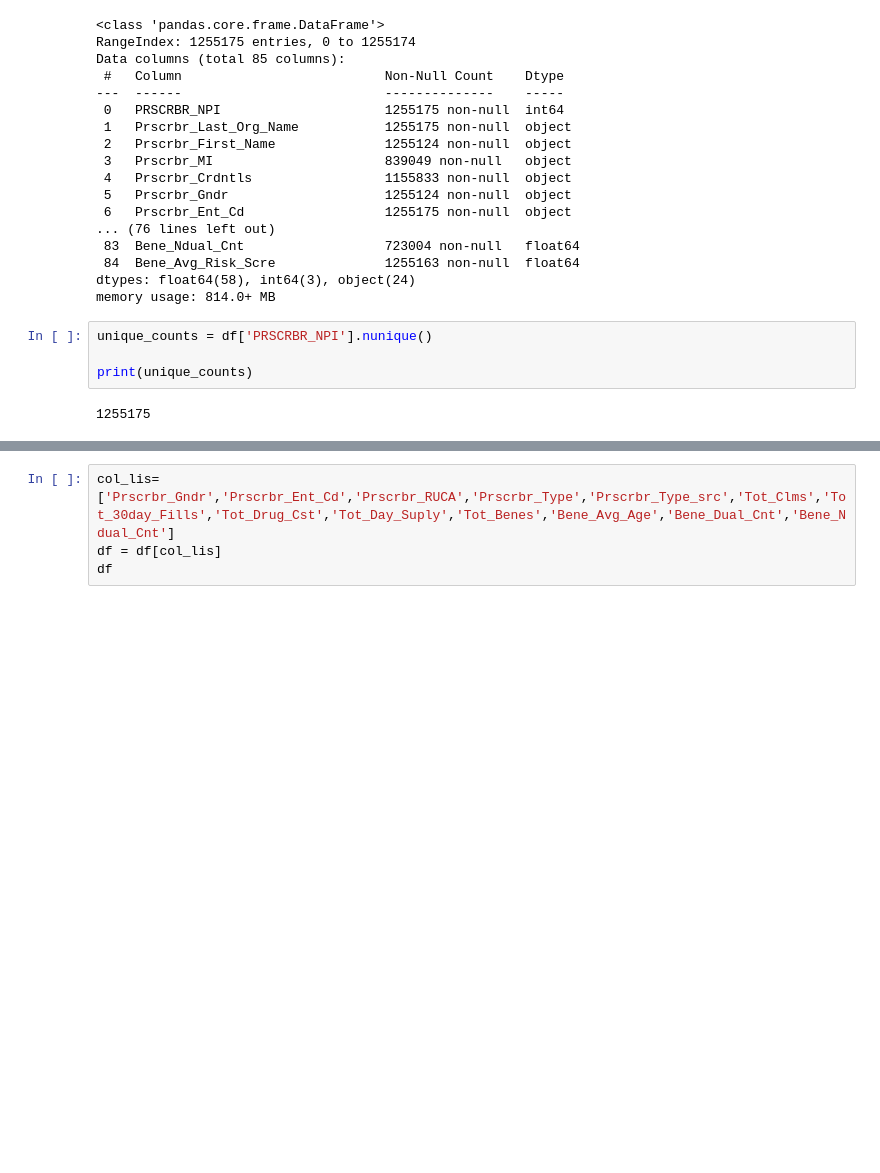
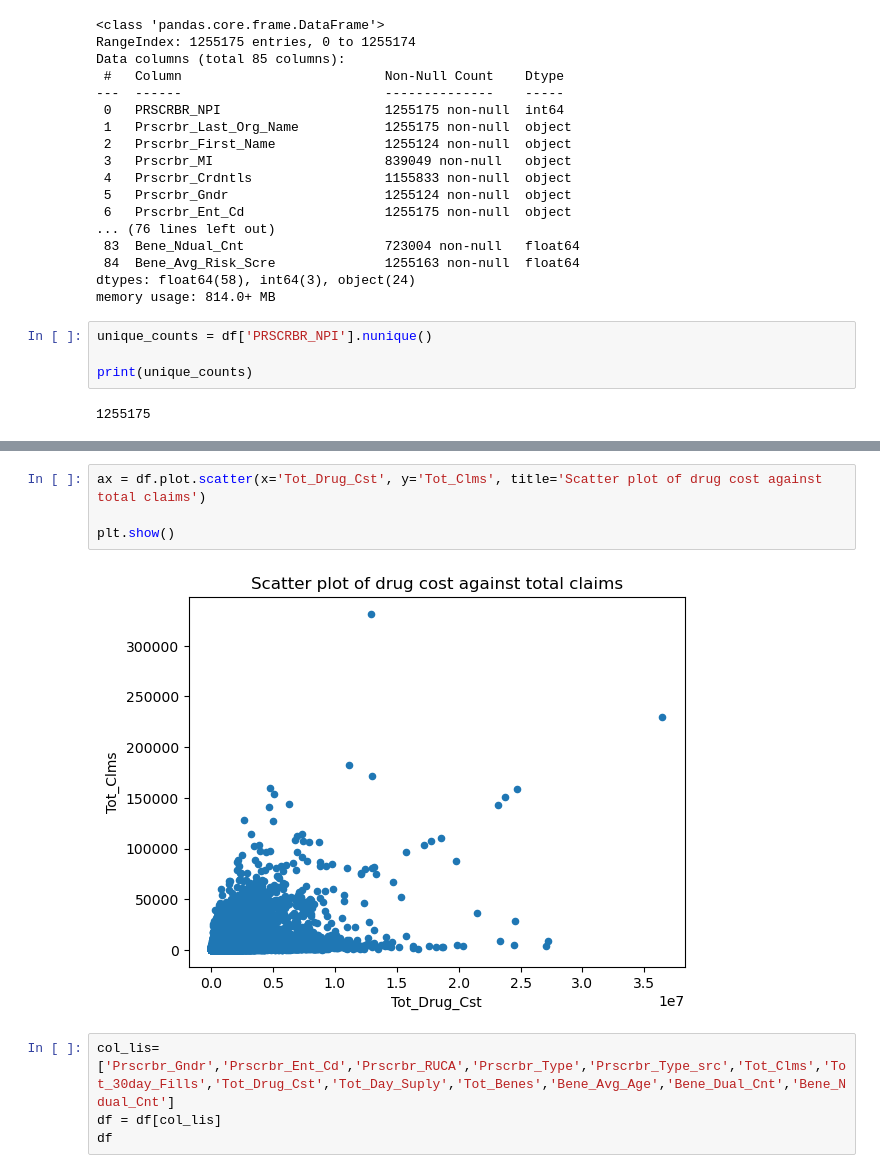
Before and after one commit to yarradedeepya/Health-Insurance-claims-prediction, a Jupyter notebook: healthinurance-claims.ipynb, the cells around one changed output, grey strips where cells are left out. Cells and saved outputs as stored; diff of their text form; blank space fills up the shorter version.

```diff
--- a/healthinurance-claims.ipynb
+++ b/healthinurance-claims.ipynb
@@ -52,3 +66,9 @@ print(unique_counts)
+# %%
+ax = df.plot.scatter(x='Tot_Drug_Cst', y='Tot_Clms', title='Scatter plot of drug cost against total claims')
+
+plt.show()
+# %% [output]
+[figure, added]
 # %%
 col_lis=['Prscrbr_Gndr','Prscrbr_Ent_Cd','Prscrbr_RUCA','Prscrbr_Type','Prscrbr_Type_src','Tot_Clms','Tot_30day_Fills','Tot_Drug_Cst','Tot_Day_Suply','Tot_Benes','Bene_Avg_Age','Bene_Dual_Cnt','Bene_Ndual_Cnt']
 df = df[col_lis]
```
Also changed, not shown: parts of 31 cells of this notebook.
